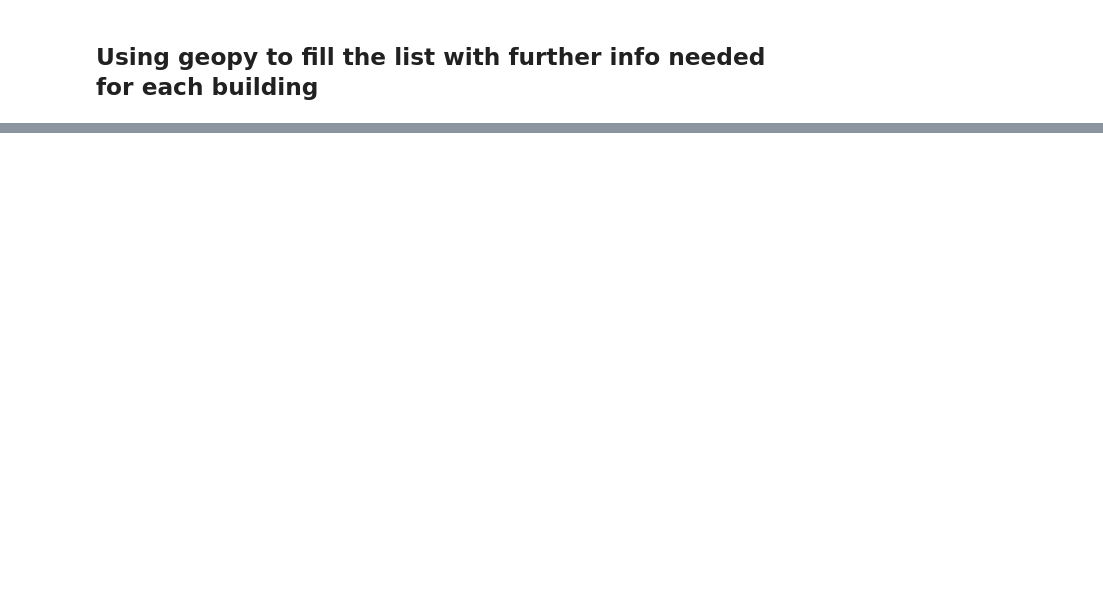
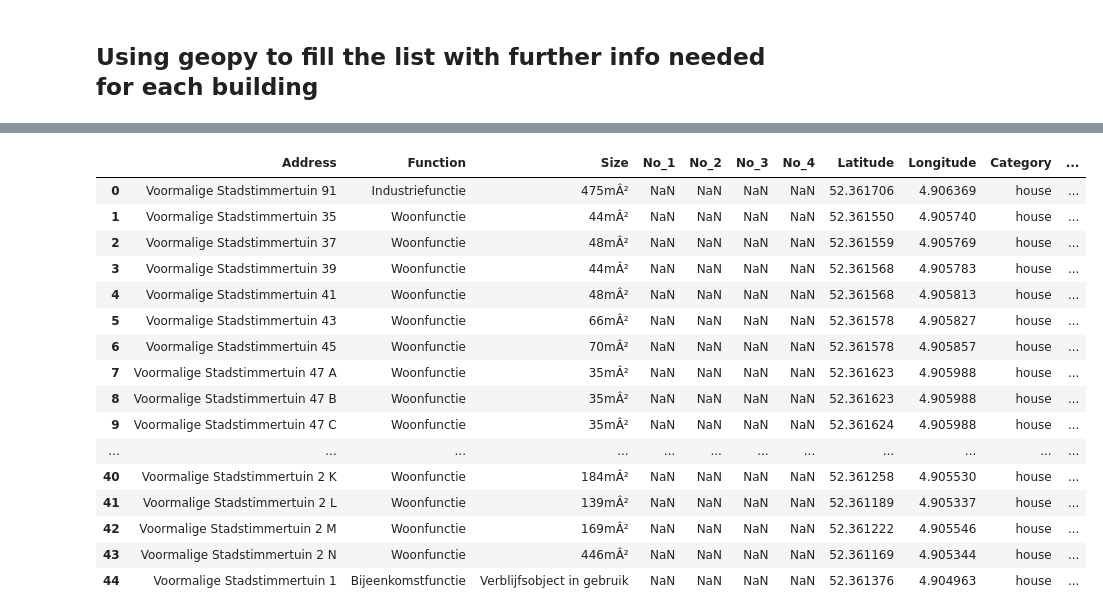
Before and after one commit to dJonaitis/roetersstraat, a Jupyter notebook: coordinates/scraping_addresses.ipynb, the cells around one changed output, grey strips where cells are left out. Saved outputs shown, nothing was run; the diff lists cells and outputs as text; code cells hidden in the pictures; blank space fills up the shorter version.

Commit message:
Added the final dataset of all addresses with its coordinates and the finished Notebook

```diff
--- a/coordinates/scraping_addresses.ipynb
+++ b/coordinates/scraping_addresses.ipynb
@@ -295,0 +586,4 @@ print(all_scraped_addresses)
+# %%
+# Deleting the ZIP-code and city from the Address-column by deleting everything after the "\n"-character
+df_addresses["Address"] = df_addresses["Address"].str.split("\n").str[0]
+df_addresses
@@ -295,0 +609,5 @@ print(all_scraped_addresses)
+# %%
+# Creating a seperate DataFrame containing all rows where the Address-column starts with "Voorm Stadstimmertuin"
+df_voorm_stadstimmertuin = df_addresses[df_addresses["Address"].str.startswith("Voorm Stadstimmertuin")]
+
+df_voorm_stadstimmertuin
@@ -295,0 +632,6 @@ print(all_scraped_addresses)
+# %%
+# This street was completely skipped over by Geopy due to it not having its complete name here
+# Changing "Voorm Stadstimmertuin" to "Voormalige Stadstimmertuin"
+df_voorm_stadstimmertuin["Address"] = df_voorm_stadstimmertuin["Address"].str.replace("Voorm Stadstimmertuin", "Voormalige Stadstimmertuin", regex=False)
+
+df_voorm_stadstimmertuin
@@ -295,0 +661,5 @@ print(all_scraped_addresses)
+# %%
+# Converting the DataFrame to an array
+array_voorm_stadstimmertuin = df_voorm_stadstimmertuin.values.tolist()
+
+print(array_voorm_stadstimmertuin)
@@ -295,0 +717,23 @@ print(all_scraped_addresses)
+# %%
+# Converting the array back to a DataFrame
+df_voormalige_stadstimmertuin = pd.DataFrame(array_voorm_stadstimmertuin, columns=["Address", "Function", "Size", "No_1", "No_2", "No_3", "No_4", "Latitude", "Longitude", "Category", "Name"])
+
+df_voormalige_stadstimmertuin
+# %% [output]
+|  | Address | Function | Size | No_1 | No_2 | No_3 | No_4 | Latitude | Longitude | Category | ... |
+| 0 | Voormalige Stadstimmertuin 91 | Industriefunctie | 475mÂ² | NaN | NaN | NaN | NaN | 52.361706 | 4.906369 | house | ... |
+| 1 | Voormalige Stadstimmertuin 35 | Woonfunctie | 44mÂ² | NaN | NaN | NaN | NaN | 52.361550 | 4.905740 | house | ... |
+| 2 | Voormalige Stadstimmertuin 37 | Woonfunctie | 48mÂ² | NaN | NaN | NaN | NaN | 52.361559 | 4.905769 | house | ... |
+| 3 | Voormalige Stadstimmertuin 39 | Woonfunctie | 44mÂ² | NaN | NaN | NaN | NaN | 52.361568 | 4.905783 | house | ... |
+| 4 | Voormalige Stadstimmertuin 41 | Woonfunctie | 48mÂ² | NaN | NaN | NaN | NaN | 52.361568 | 4.905813 | house | ... |
+| 5 | Voormalige Stadstimmertuin 43 | Woonfunctie | 66mÂ² | NaN | NaN | NaN | NaN | 52.361578 | 4.905827 | house | ... |
+| 6 | Voormalige Stadstimmertuin 45 | Woonfunctie | 70mÂ² | NaN | NaN | NaN | NaN | 52.361578 | 4.905857 | house | ... |
+| 7 | Voormalige Stadstimmertuin 47 A | Woonfunctie | 35mÂ² | NaN | NaN | NaN | NaN | 52.361623 | 4.905988 | house | ... |
+| 8 | Voormalige Stadstimmertuin 47 B | Woonfunctie | 35mÂ² | NaN | NaN | NaN | NaN | 52.361623 | 4.905988 | house | ... |
+| 9 | Voormalige Stadstimmertuin 47 C | Woonfunctie | 35mÂ² | NaN | NaN | NaN | NaN | 52.361624 | 4.905988 | house | ... |
+| ... | ... | ... | ... | ... | ... | ... | ... | ... | ... | ... | ... |
+| 40 | Voormalige Stadstimmertuin 2 K | Woonfunctie | 184mÂ² | NaN | NaN | NaN | NaN | 52.361258 | 4.905530 | house | ... |
+| 41 | Voormalige Stadstimmertuin 2 L | Woonfunctie | 139mÂ² | NaN | NaN | NaN | NaN | 52.361189 | 4.905337 | house | ... |
+| 42 | Voormalige Stadstimmertuin 2 M | Woonfunctie | 169mÂ² | NaN | NaN | NaN | NaN | 52.361222 | 4.905546 | house | ... |
+| 43 | Voormalige Stadstimmertuin 2 N | Woonfunctie | 446mÂ² | NaN | NaN | NaN | NaN | 52.361169 | 4.905344 | house | ... |
+| 44 | Voormalige Stadstimmertuin 1 | Bijeenkomstfunctie | Verblijfsobject in gebruik | NaN | NaN | NaN | NaN | 52.361376 | 4.904963 | house | ... |
```
Also changed, not shown: parts of 29 cells of this notebook, 1 other file.
